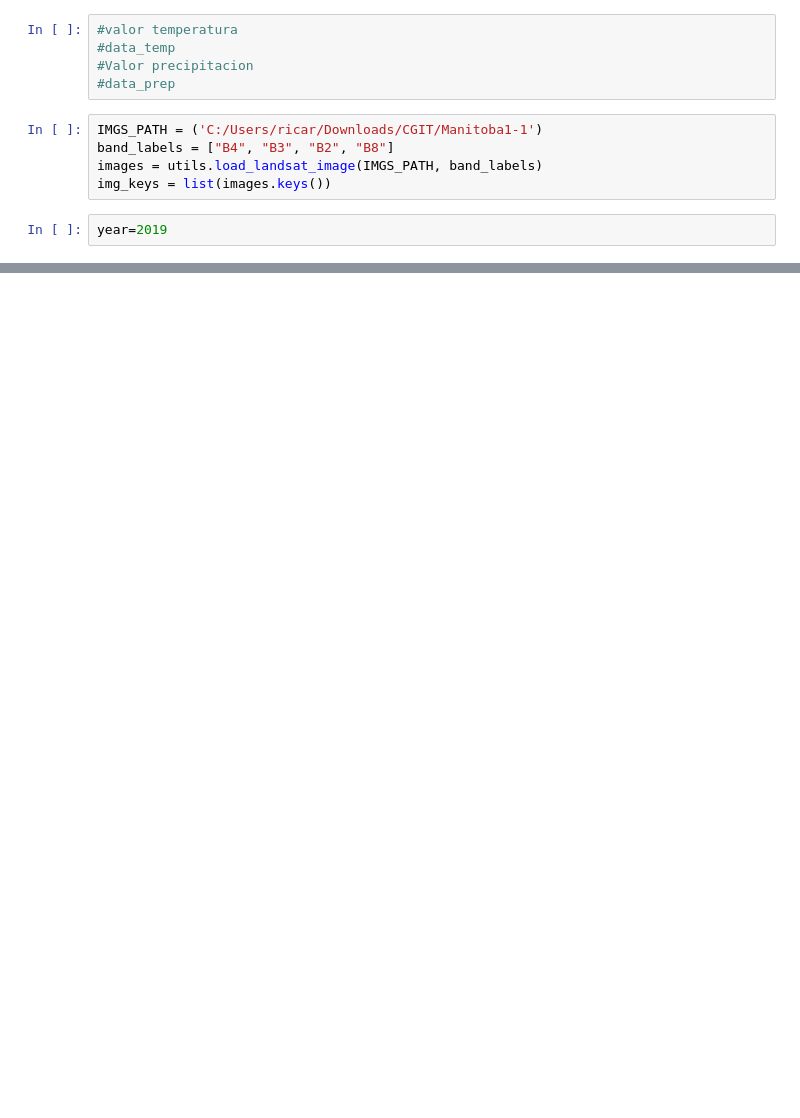
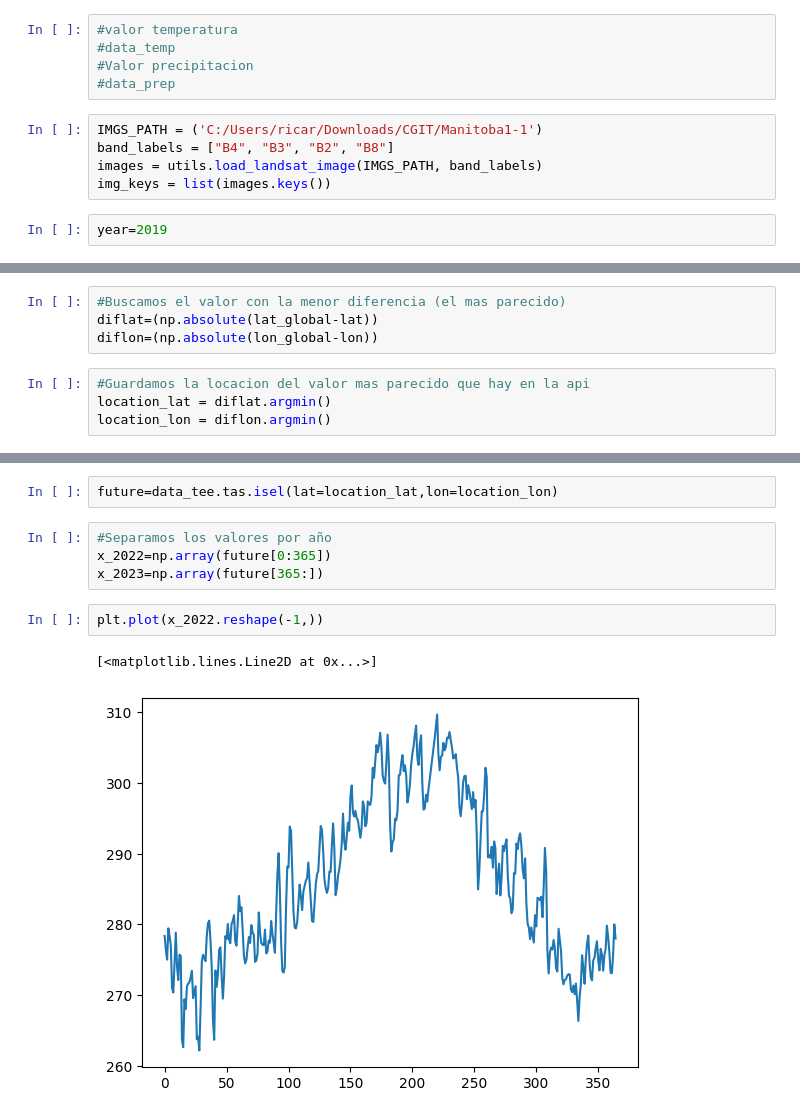
Before and after one commit to AguilarAngel9/Plant-Growth-Cycle-based-on-geospatial-data, a Jupyter notebook: DataExtraction/dataExtractorTemp.ipynb, the cells around one changed output, grey strips where cells are left out. Cells and saved outputs as stored; diff of their text form; blank space fills up the shorter version.

```diff
--- a/DataExtraction/dataExtractorTemp.ipynb
+++ b/DataExtraction/dataExtractorTemp.ipynb
@@ -56,0 +154,8 @@ datetime.date(2019, 4, 1)
+# %%
+#Buscamos el valor con la menor diferencia (el mas parecido)
+diflat=(np.absolute(lat_global-lat))
+diflon=(np.absolute(lon_global-lon))
+# %%
+#Guardamos la locacion del valor mas parecido que hay en la api
+location_lat = diflat.argmin()
+location_lon = diflon.argmin()
@@ -56,0 +187,11 @@ datetime.date(2019, 4, 1)
+# %%
+future=data_tee.tas.isel(lat=location_lat,lon=location_lon)
+# %%
+#Separamos los valores por año
+x_2022=np.array(future[0:365])
+x_2023=np.array(future[365:])
+# %%
+plt.plot(x_2022.reshape(-1,))
+# %% [output]
+[<matplotlib.lines.Line2D at 0x...>]
+[figure, added]
```
Also changed, not shown: parts of 15 cells of this notebook, 3 other files.
